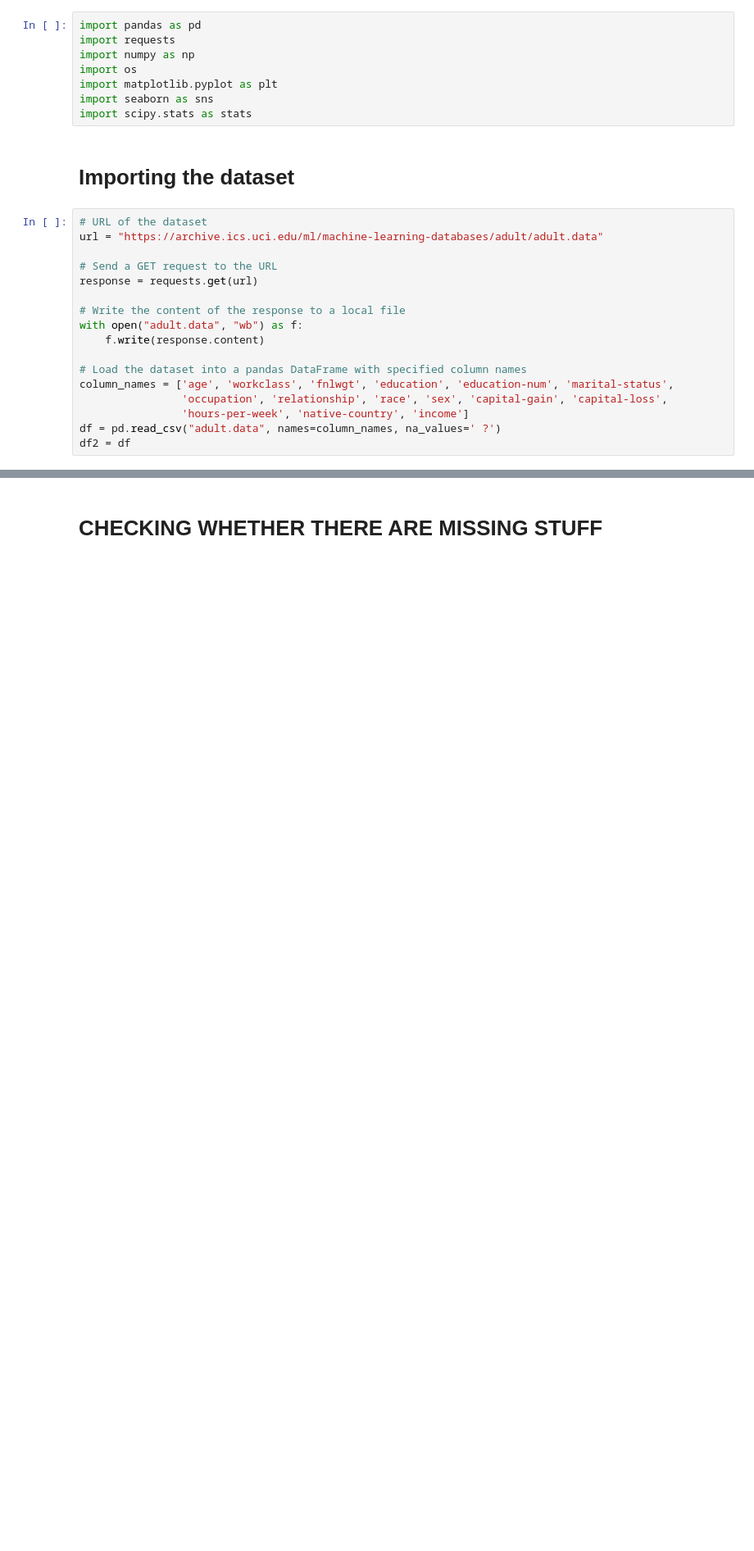
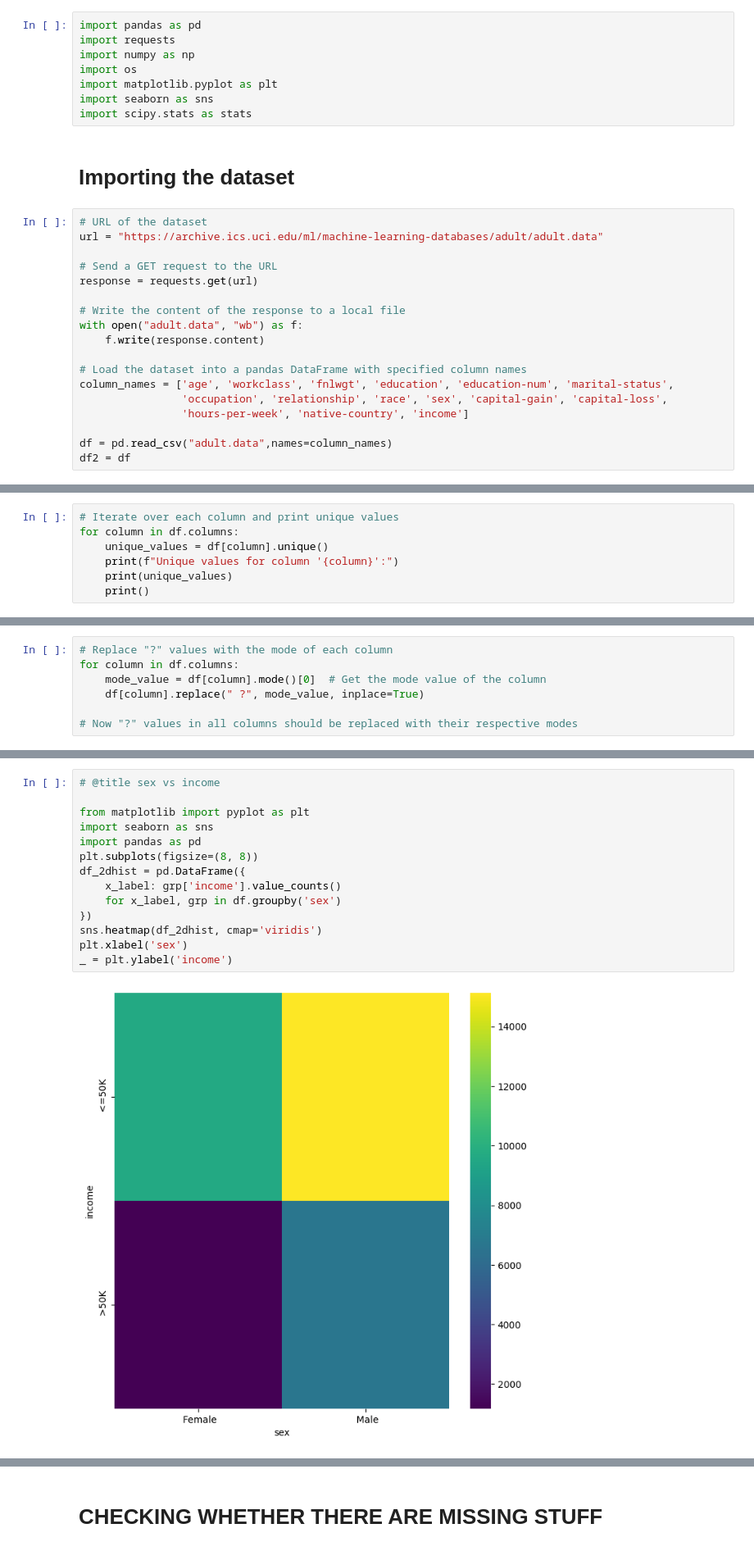
Before and after one commit to Esandu-Meth-Obadaarachchi/Predicting-income-of-employees, a Jupyter notebook: machine_learning_cw.ipynb, the cells around one changed output, grey strips where cells are left out. Shown at 82% size. Drawn from its saved outputs; the diff is of its cells as text; blank space fills up the shorter version.

```diff
--- a/machine_learning_cw.ipynb
+++ b/machine_learning_cw.ipynb
@@ -25,5 +25,6 @@ with open("adult.data", "wb") as f:
 column_names = ['age', 'workclass', 'fnlwgt', 'education', 'education-num', 'marital-status',
                 'occupation', 'relationship', 'race', 'sex', 'capital-gain', 'capital-loss',
                 'hours-per-week', 'native-country', 'income']
-df = pd.read_csv("adult.data", names=column_names, na_values=' ?')
+
+df = pd.read_csv("adult.data",names=column_names)
 df2 = df
@@ -29,0 +33,7 @@ df2 = df
+# %%
+# Iterate over each column and print unique values
+for column in df.columns:
+    unique_values = df[column].unique()
+    print(f"Unique values for column '{column}':")
+    print(unique_values)
+    print()
@@ -29,0 +60,7 @@ df2 = df
+# %%
+# Replace "?" values with the mode of each column
+for column in df.columns:
+    mode_value = df[column].mode()[0]  # Get the mode value of the column
+    df[column].replace(" ?", mode_value, inplace=True)
+
+# Now "?" values in all columns should be replaced with their respective modes
@@ -29,0 +76,16 @@ df2 = df
+# %%
+# @title sex vs income
+
+from matplotlib import pyplot as plt
+import seaborn as sns
+import pandas as pd
+plt.subplots(figsize=(8, 8))
+df_2dhist = pd.DataFrame({
+    x_label: grp['income'].value_counts()
+    for x_label, grp in df.groupby('sex')
+})
+sns.heatmap(df_2dhist, cmap='viridis')
+plt.xlabel('sex')
+_ = plt.ylabel('income')
+# %% [output]
+[figure, added]
```
Also changed, not shown: parts of 37 cells of this notebook.
